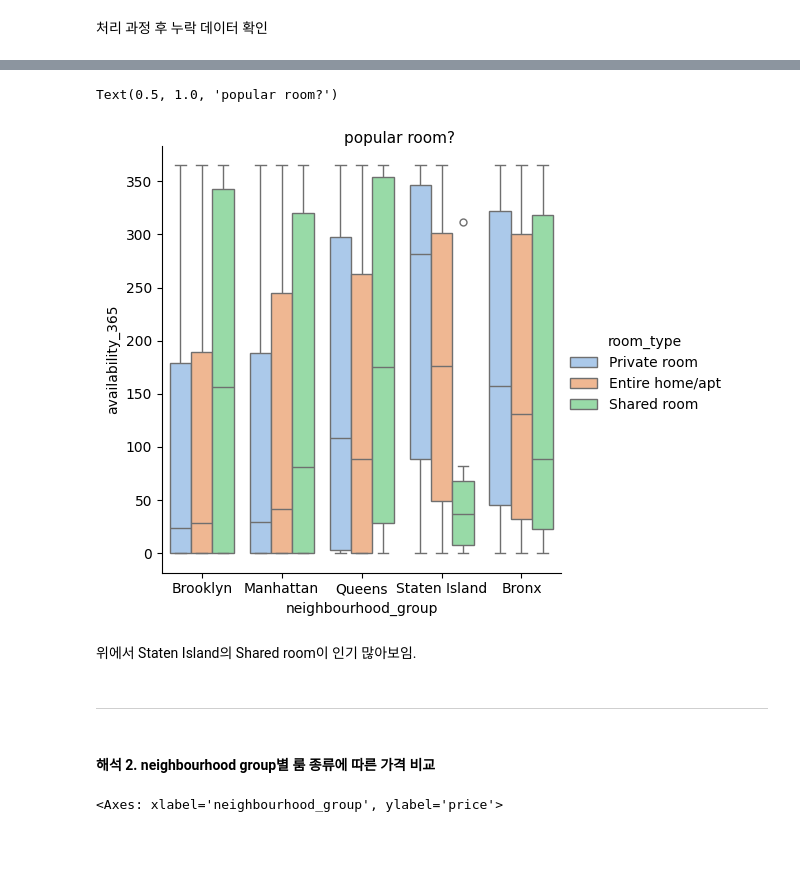
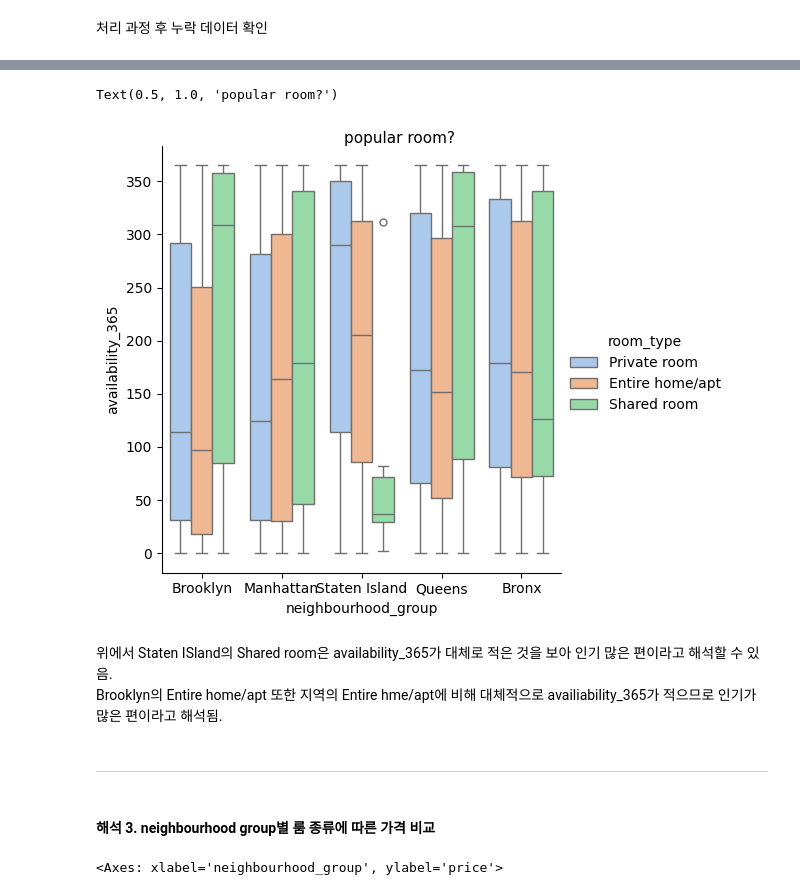
Before and after one commit to gjlee0802/data-science, a Jupyter notebook: hw01_airbnb/과제1.ipynb, the cells around one changed output, grey strips where cells are left out. Cells and saved outputs as stored; diff of their text form; code cells hidden in the pictures; blank space fills up the shorter version.

```diff
--- a/hw01_airbnb/과제1.ipynb
+++ b/hw01_airbnb/과제1.ipynb
@@ -347,17 +351,18 @@ availability_365                      0
 dtype: int64
 # %%
 # Availability according to different room_type in different areas
-fig = sns.catplot(x='neighbourhood_group',y='availability_365',kind='box',hue='room_type',data=df,palette='pastel')
+fig = sns.catplot(x='neighbourhood_group',y='availability_365',kind='box',hue='room_type',data=df_preproc,palette='pastel')
 fig.fig.suptitle('popular room?',fontsize=11,y=1.)
 # %% [output]
 Text(0.5, 1.0, 'popular room?')
-[figure, old version]
+[figure, new version]
-# %% [markdown]
-위에서 Staten Island의 Shared room이 인기 많아보임.
+# %% [markdown]
+위에서 Staten ISland의 Shared room은 availability_365가 대체로 적은 것을 보아 인기 많은 편이라고 해석할 수 있음.
+Brooklyn의 Entire home/apt 또한 지역의 Entire hme/apt에 비해 대체적으로 availiability_365가 적으므로 인기가 많은 편이라고 해석됨.
 # %% [markdown]
 ----
 # %% [markdown]
-#### 해석 2. neighbourhood group별 룸 종류에 따른 가격 비교
+#### 해석 3. neighbourhood group별 룸 종류에 따른 가격 비교
 # %%
 sns.boxplot(y='price', x='neighbourhood_group', hue='room_type', data=df)
 # %% [output]
```
Also changed, not shown: parts of 42 cells of this notebook.
